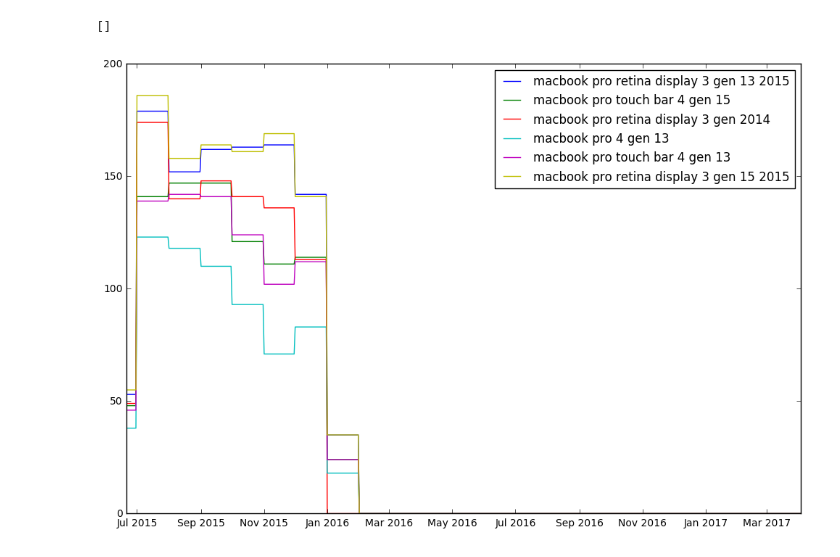
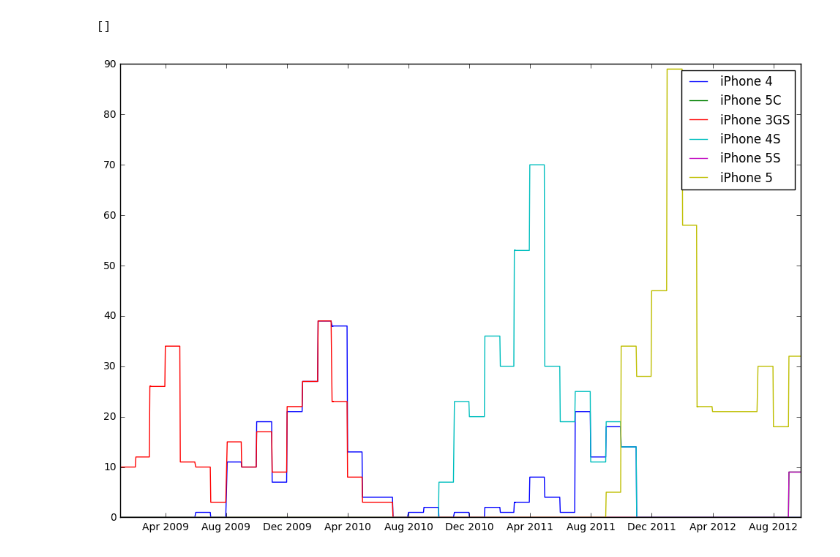
Before and after one commit to kayutenko/ExpectationsMeter, a Jupyter notebook: expectations_meter/periods.ipynb, the cells around one changed output. Cells and saved outputs as stored; diff of their text form; code cells hidden in the pictures.

```diff
--- a/expectations_meter/periods.ipynb
+++ b/expectations_meter/periods.ipynb
@@ -117,16 +164,16 @@ def make_product_regex(product_full_name, min_req):
         if i < min_req:
             product_regex += '\ ({})'.format(product_tuple[i])
         else:
-            product_regex += '\ *({})?'.format(product_tuple[i])
-    regex = """(?P<new_procuts>  # a group for the words reffering to new and upcoming products
+            product_regex += '(\ *{})?'.format(product_tuple[i])
+    modifiers = """(?P<new_products>  # a group for the words reffering to new and upcoming products
             new(?:est)?|(?:up)?coming|to\ *?be\ *?ann?ounced|updated?|
             (next\ *?-?\ *?(?:gen(?:eration)?|year)?)
        )?
-       (?P<launched_procuts> # a group for the words reffering to the old or already launched products
+       (?P<launched_products> # a group for the words reffering to the old or already launched products
            (?: (current|last|previous)\ *?-?\ *?(?:gen(?:eration)?|year)?)
            |(?:this\ *?-?\ *?(?:gen(?:eration)?|year)?)
        )?\ *?"""
-    product_regex = regex +  product_regex.strip()
+    product_regex = modifiers +  product_regex.strip()
     return re.compile(product_regex.strip(), re.X)
 
 def read_product_list(product_list_file):
@@ -319,19 +299,20 @@ unfiltered
 # %%
+# def count_product_mentions(mentions):
+#     return sum([mention.])
+
+def get_unique_mentions(mentions):
+    return list(set([m[0] for m in mentions]))
+
 def find_mentions(dates, texts):
     mentions = defaultdict(lambda: defaultdict(lambda: defaultdict(int)))
-    parsed_dates = parse_dates(dates)
-    for date, (id, text) in zip(parsed_dates, enumerate(texts)):
-        # year = re.search('20[01][0-9]', date).group(0)
-        year = date.year
-        month = date.month
+    for article_date, (id, sents) in zip(dates, enumerate(texts)):
+        year = article_date.year
+        month = article_date.month
         year_month = datetime(year, month, 1).date()
-        # print(year_month)
-        # str_date = str(date)
-        products_mentioned = search_products(text, 4, product_list, int(str(year)))
+        launched_mentions, upcoming_mentions  = search_products(sents, product_list, article_date)
         # print(date, year, products_mentioned)
-        for product in products_mentioned:
-            product_name = ' '.join(list(product))
-            # mentions[product_name][date]['number'] += 1
+        for mention in get_unique_mentions(upcoming_mentions):
+            product_name = mention
             if 'text_ids' in  mentions[product_name][year_month]:
                 if id not in mentions[product_name][year_month]['text_ids']:
                     mentions[product_name][year_month]['text_ids'].append(id)
@@ -379,13 +354,12 @@ def plot_mentions(mentions, dates):
     width = 12
     height = 8
     plt.figure(figsize=(width, height))
-    new_dates = parse_dates(dates)
     legend = []
     for product in mentions:
-        if 'macbook pro' in product:
+        if 'iphone' in product.lower():
             ment_numbers = [mentions[product][datetime(date.year, date.month, 1).date()]['number']
-                            if datetime(date.year, date.month, 1).date() in mentions[product] else 0 for date in new_dates]
-            plt.plot(new_dates, ment_numbers)
+                            if datetime(date.year, date.month, 1).date() in mentions[product] else 0 for date in dates]
+            plt.plot(dates, ment_numbers)
             legend.append(product)
     plt.legend(legend)
     plt.show()
@@ -408,12 +372,0 @@ with open('.\expectations_meter\DATA\\MacRummors_tokenized.json', 'w', encoding=
-# %%
-appins_mentions = find_mentions(app_ins_dates[20000:], app_ins_bodies[20000:])
-plot_mentions(appins_mentions, app_ins_dates[20000:])
-
-# mcr_mentions = find_mentions(mcr_dates[20000:], mcr_bodies[20000:])
-# plot_mentions(mcr_mentions, mcr_dates[20000:])
-
-# nfm_mentions = find_mentions(nfm_dates[8000:], nfm_bodies[8000:])
-# nfm_mentions
-# plot_mentions(nfm_mentions, nfm_dates[8000:])
-# %% [output]
-[figure, removed]
@@ -419,0 +382,7 @@ plot_mentions(appins_mentions, app_ins_dates[20000:])
+# %%
+num = 10000
+appins_mentions = find_mentions(app_ins_data['dates'][:num], app_ins_data['texts'][:num])
+# %%
+plot_mentions(appins_mentions, app_ins_data['dates'][:num])
+# %% [output]
+[figure, added]
```
Also changed, not shown: parts of 18 cells of this notebook, 2 other files.
